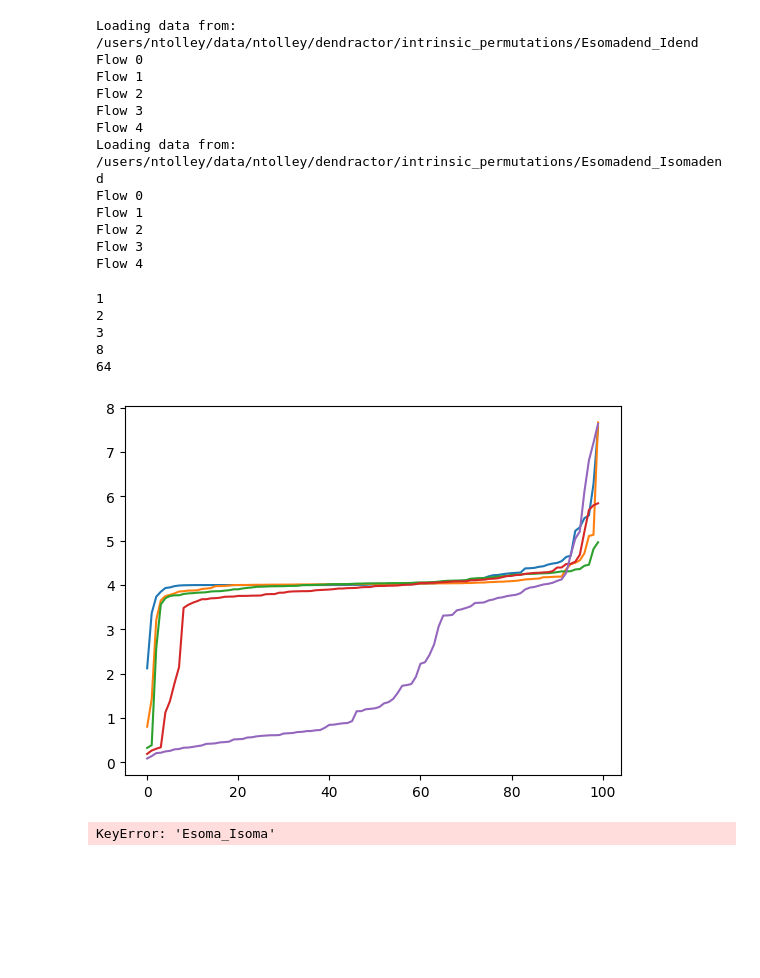
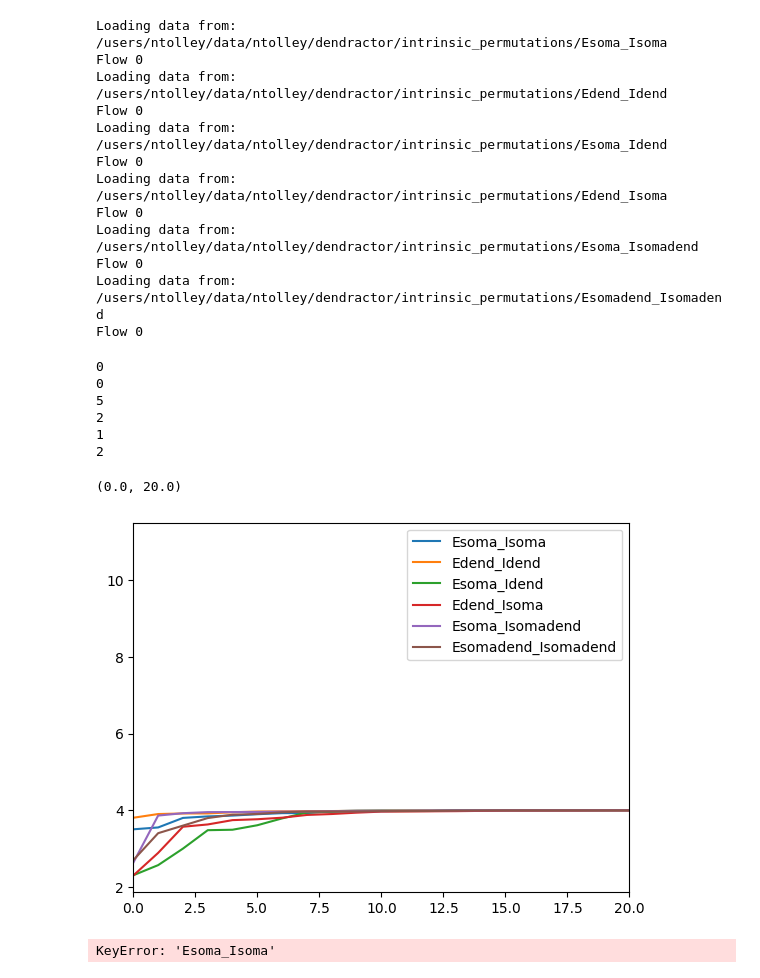
Before and after one commit to ntolley/dendractor, a Jupyter notebook: figures/plot_memorycontext_error_comparison.ipynb, the cells around one changed output. Cells and saved outputs as stored; diff of their text form; code cells hidden in the pictures; blank space fills up the shorter version.

```diff
--- a/figures/plot_memorycontext_error_comparison.ipynb
+++ b/figures/plot_memorycontext_error_comparison.ipynb
@@ -38,10 +38,15 @@ cue_cell = jx.Cell()
 rate_cell = jx.Cell()
 output_cell = jx.Cell()
 
-num_E_cells = 100
-num_I_cells = 50
-num_context_cells = 50
-num_cue_cells = 50
+# num_E_cells = 100
+# num_I_cells = 50
+# num_context_cells = 50
+# num_cue_cells = 50
+
+num_E_cells = 50
+num_I_cells = 25
+num_context_cells = 25
+num_cue_cells = 25
 
 net_dict = {
     'E': {'num_cells': num_E_cells, 'cell': E_cell},
@@ -98,14 +103,14 @@ prior_dict = get_prior_dict()
 save_path = '/users/ntolley/data/ntolley/dendractor/intrinsic_permutations'
 
 config_list = [
-    # ('Esoma_Isoma', prior_config.update_prior_dict_Esoma_Isoma), # 0
-    # ('Edend_Idend', prior_config.update_prior_dict_Edend_Idend), # 1
-    # ('Esoma_Idend', prior_config.update_prior_dict_Esoma_Idend), # 2
-    # ('Edend_Isoma', prior_config.update_prior_dict_Edend_Isoma), # 3
-    # ('Esoma_Isomadend', prior_config.update_prior_dict_Esoma_Isomadend), # 4
+    ('Esoma_Isoma', prior_config.update_prior_dict_Esoma_Isoma), # 0
+    ('Edend_Idend', prior_config.update_prior_dict_Edend_Idend), # 1
+    ('Esoma_Idend', prior_config.update_prior_dict_Esoma_Idend), # 2
+    ('Edend_Isoma', prior_config.update_prior_dict_Edend_Isoma), # 3
+    ('Esoma_Isomadend', prior_config.update_prior_dict_Esoma_Isomadend), # 4
     # ('Edend_Isomadend', prior_config.update_prior_dict_Edend_Isomadend), # 5
     # ('Esomadend_Isoma', prior_config.update_prior_dict_Esomadend_Isoma), # 6
-    ('Esomadend_Idend', prior_config.update_prior_dict_Esomadend_Idend), # 7
+    # ('Esomadend_Idend', prior_config.update_prior_dict_Esomadend_Idend), # 7
     ('Esomadend_Isomadend', prior_config.update_prior_dict_Esomadend_Isomadend) # 8
     ]
 
@@ -130,7 +135,7 @@ def get_opt_data(data_path):
     theta_list = list()
     error_list = list()
 
-    num_flows = 5
+    num_flows = 1
     for flow_idx in range(num_flows):
         print(f'Flow {flow_idx}')
         theta = np.load(f'{data_path}/theta_{flow_idx}.npy')
@@ -167,31 +172,33 @@ for name, _ in config_list:
     data_path = f'{save_path}/{name}'
     res_dict[name] = get_opt_data(data_path)
 # %% [output]
-Loading data from: /users/ntolley/data/ntolley/dendractor/intrinsic_permutations/Esomadend_Idend
+Loading data from: /users/ntolley/data/ntolley/dendractor/intrinsic_permutations/Esoma_Isoma
 Flow 0
-Flow 1
-Flow 2
-Flow 3
-Flow 4
+Loading data from: /users/ntolley/data/ntolley/dendractor/intrinsic_permutations/Edend_Idend
+Flow 0
+Loading data from: /users/ntolley/data/ntolley/dendractor/intrinsic_permutations/Esoma_Idend
+Flow 0
+Loading data from: /users/ntolley/data/ntolley/dendractor/intrinsic_permutations/Edend_Isoma
+Flow 0
+Loading data from: /users/ntolley/data/ntolley/dendractor/intrinsic_permutations/Esoma_Isomadend
+Flow 0
 Loading data from: /users/ntolley/data/ntolley/dendractor/intrinsic_permutations/Esomadend_Isomadend
 Flow 0
-Flow 1
-Flow 2
-Flow 3
-Flow 4
 # %%
-for idx in range(5):
-    # name = 'Esomadend_Isomadend'
-    name = 'Esomadend_Isomadend'
-    print(np.sum(res_dict[name]['error_list'][idx] < 3))
-    plt.plot(np.sort(res_dict[name]['error_list'][idx]))
+for name in res_dict.keys():
+    print(np.sum(res_dict[name]['error_list'][0] < 3.5))
+    plt.plot(np.sort(res_dict[name]['error_list'][0]), label=name)
+plt.legend()
+plt.xlim(0, 20)
 # %% [output]
+0
+0
+5
+2
 1
 2
-3
-8
-64
+(0.0, 20.0)
-[figure, old version]
+[figure, new version]
 # %%
 color_dict = {
         'Edend_Isoma': 'C0', 'Edend_Idend': 'slateblue', 'Edend_Isomadend': 'lightsteelblue',
```
Also changed, not shown: parts of 1 cell of this notebook, 4 other files.
